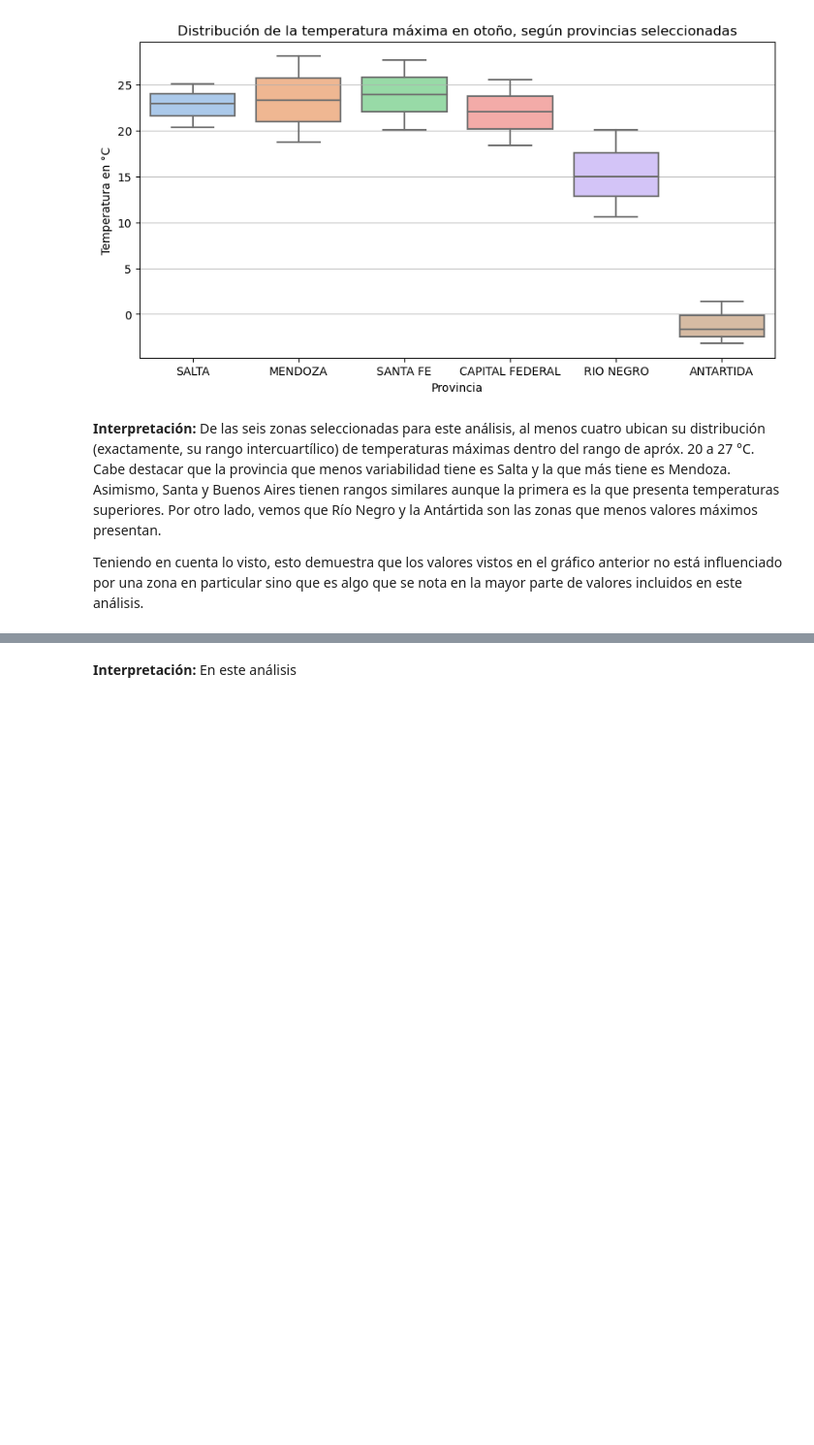
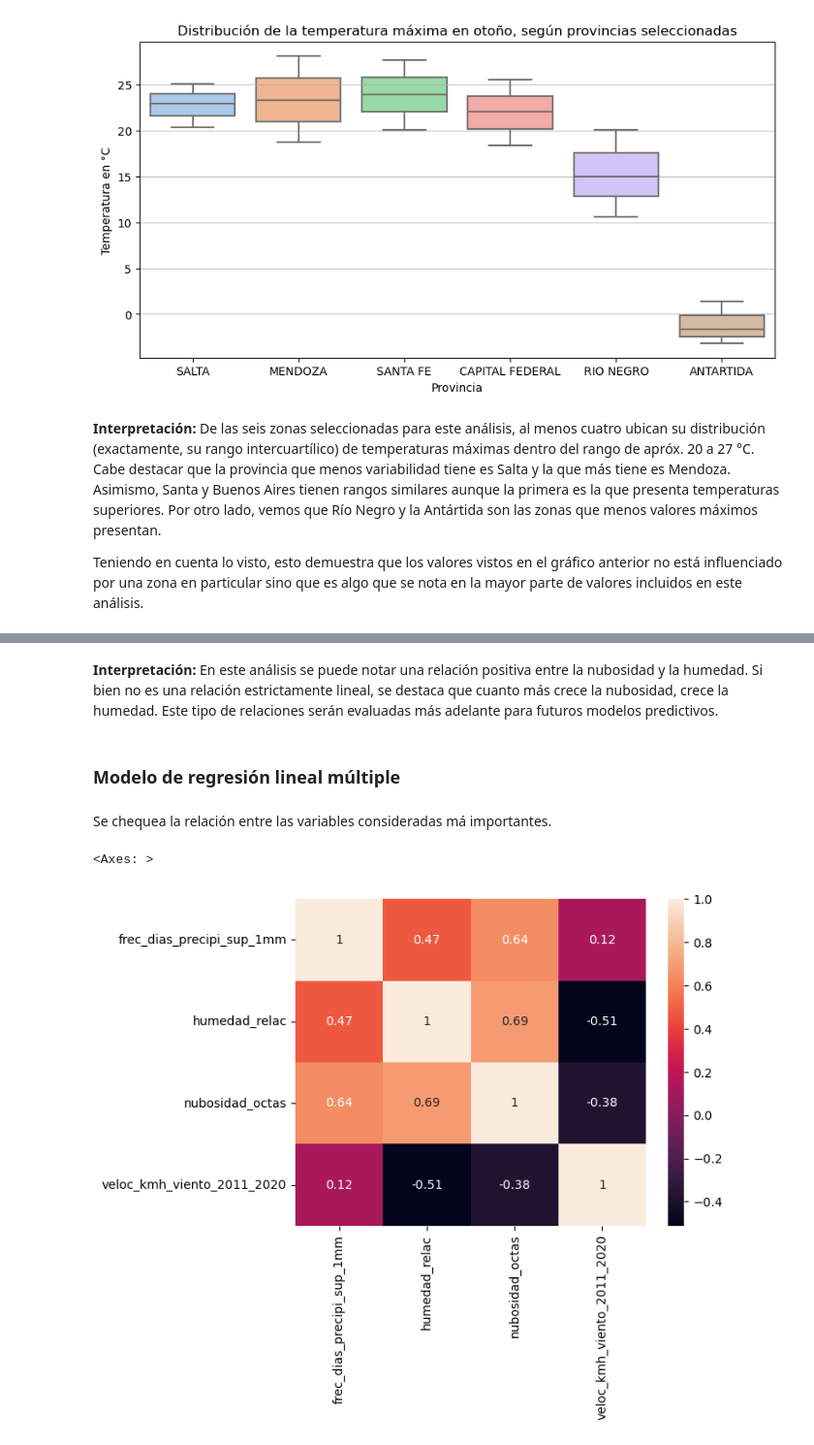
Before and after one commit to CaroRuiz92/etl_clima_zonas_argentinas, a Jupyter notebook: notebooks/visualizacion_datos.ipynb, the cells around one changed output, grey strips where cells are left out. Shown at 97% size. Saved outputs shown, nothing was run; the diff lists cells and outputs as text; code cells hidden in the pictures; blank space fills up the shorter version.

Commit message:
Se corrige último análisis y se observan correlaciones

```diff
--- a/notebooks/visualizacion_datos.ipynb
+++ b/notebooks/visualizacion_datos.ipynb
@@ -85,3 +87,12 @@ plt.show()
 # %% [markdown]
 **Interpretación:**
-En este análisis
+En este análisis se puede notar una relación positiva entre la nubosidad y la humedad. Si bien no es una relación estrictamente lineal, se destaca que cuanto más crece la nubosidad, crece la humedad. Este tipo de relaciones serán evaluadas más adelante para futuros modelos predictivos.
+# %% [markdown]
+### Modelo de regresión lineal múltiple
+# %% [markdown]
+Se chequea la relación entre las variables consideradas má importantes.
+# %%
+sns.heatmap(data[['frec_dias_precipi_sup_1mm', 'humedad_relac', 'nubosidad_octas', 'veloc_kmh_viento_2011_2020']].corr(), annot=True)
+# %% [output]
+<Axes: >
+[figure, added]
```
Also changed, not shown: parts of 1 cell of this notebook.
